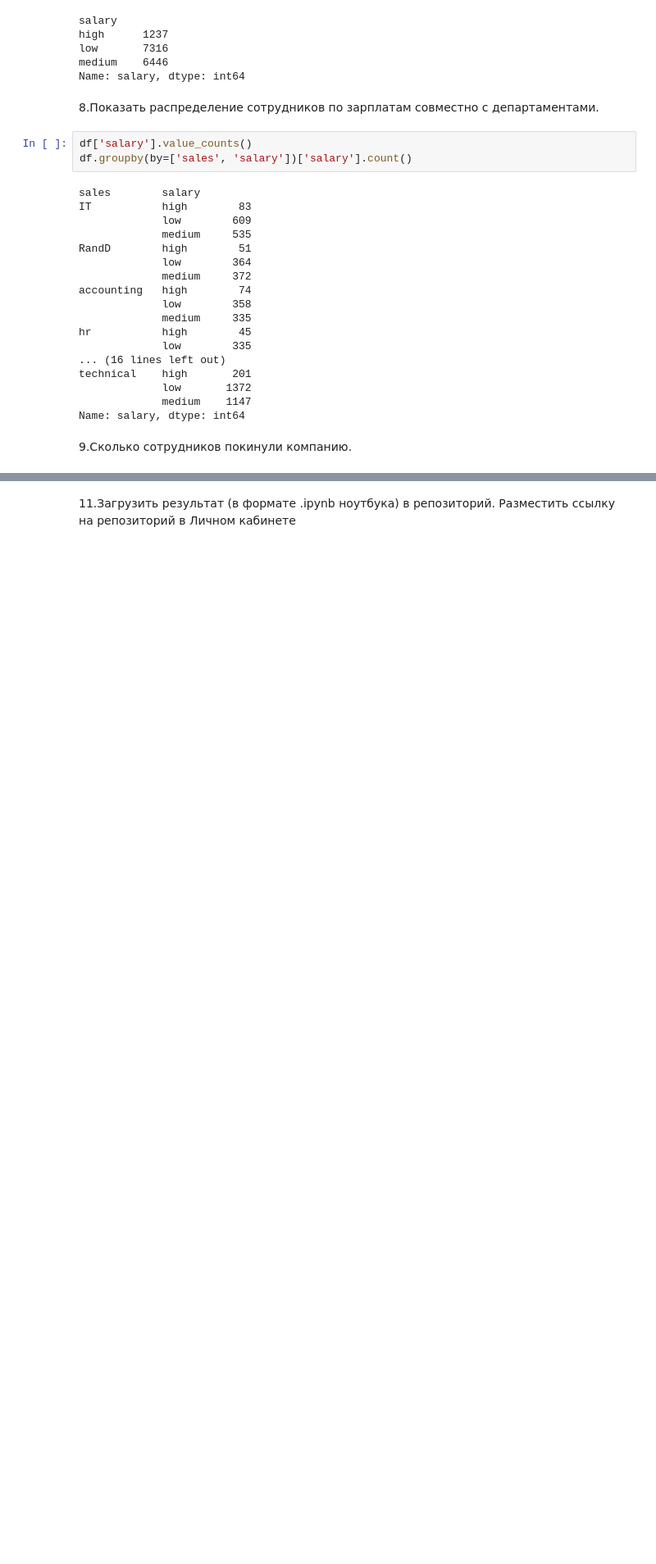
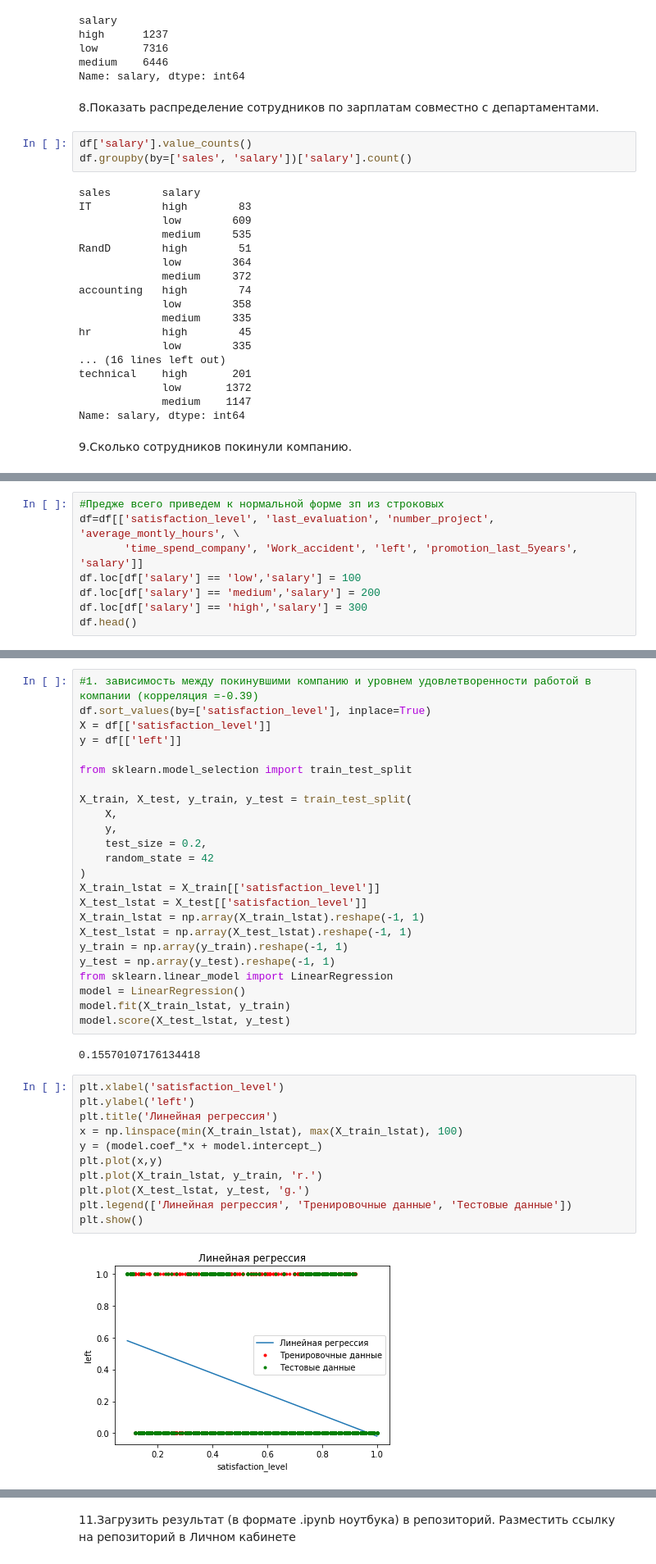
Before and after one commit to skarlett992/netology_pyda, a Jupyter notebook: diplom-python-Copy1.ipynb, the cells around one changed output, grey strips where cells are left out. Shown at 82% size. Saved outputs shown, nothing was run; the diff lists cells and outputs as text; blank space fills up the shorter version.

```diff
--- a/diplom-python-Copy1.ipynb
+++ b/diplom-python-Copy1.ipynb
@@ -182,0 +242,8 @@ df[df['left'] == 1].shape[0]
+# %%
+#Предже всего приведем к нормальной форме зп из строковых
+df=df[['satisfaction_level', 'last_evaluation', 'number_project', 'average_montly_hours', \
+       'time_spend_company', 'Work_accident', 'left', 'promotion_last_5years', 'salary']]
+df.loc[df['salary'] == 'low','salary'] = 100
+df.loc[df['salary'] == 'medium','salary'] = 200
+df.loc[df['salary'] == 'high','salary'] = 300
+df.head()
@@ -182,0 +257,39 @@ df[df['left'] == 1].shape[0]
+# %%
+#1. зависимость между покинувшими компанию и уровнем удовлетворенности работой в компании (корреляция =-0.39)
+df.sort_values(by=['satisfaction_level'], inplace=True)
+X = df[['satisfaction_level']]
+y = df[['left']]
+
+from sklearn.model_selection import train_test_split
+
+X_train, X_test, y_train, y_test = train_test_split(
+    X,
+    y,
+    test_size = 0.2,
+    random_state = 42
+)
+X_train_lstat = X_train[['satisfaction_level']]
+X_test_lstat = X_test[['satisfaction_level']]
+X_train_lstat = np.array(X_train_lstat).reshape(-1, 1)
+X_test_lstat = np.array(X_test_lstat).reshape(-1, 1)
+y_train = np.array(y_train).reshape(-1, 1)
+y_test = np.array(y_test).reshape(-1, 1)
+from sklearn.linear_model import LinearRegression
+model = LinearRegression()
+model.fit(X_train_lstat, y_train)
+model.score(X_test_lstat, y_test)
+# %% [output]
+0.15570107176134418
+# %%
+plt.xlabel('satisfaction_level')
+plt.ylabel('left')
+plt.title('Линейная регрессия')
+x = np.linspace(min(X_train_lstat), max(X_train_lstat), 100)
+y = (model.coef_*x + model.intercept_)
+plt.plot(x,y)
+plt.plot(X_train_lstat, y_train, 'r.')
+plt.plot(X_test_lstat, y_test, 'g.')
+plt.legend(['Линейная регрессия', 'Тренировочные данные', 'Тестовые данные'])
+plt.show()
+# %% [output]
+[figure, added]
```
Also changed, not shown: parts of 38 cells of this notebook, 39 other files.
